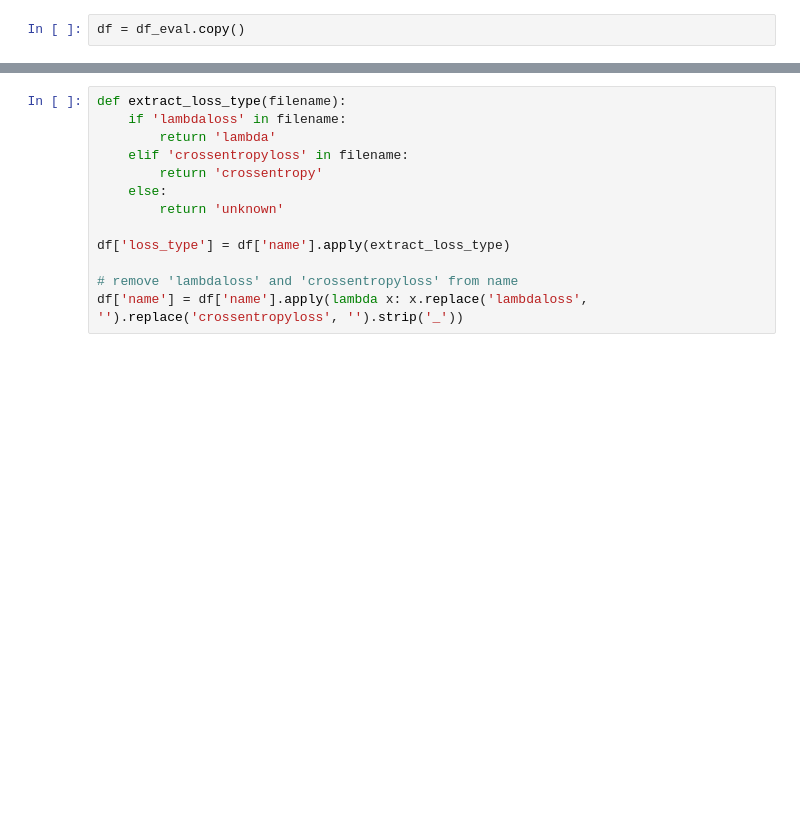
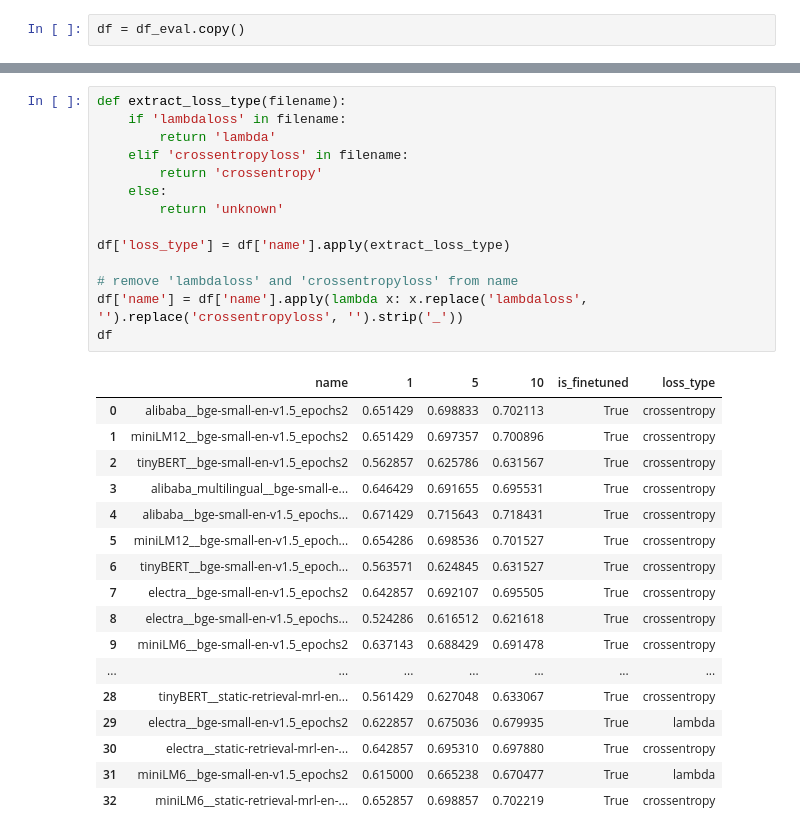
Before and after one commit to AIR25-CheckThat-Group1/CheckThat-ScientificClaimSourceRetrieval, a Jupyter notebook: results.ipynb, the cells around one changed output, grey strips where cells are left out. Drawn from its saved outputs; the diff is of its cells as text; blank space fills up the shorter version.

```diff
--- a/results.ipynb
+++ b/results.ipynb
@@ -103,16 +103,35 @@ df
 # %%
 def extract_loss_type(filename):
     if 'lambdaloss' in filename:
         return 'lambda'
     elif 'crossentropyloss' in filename:
         return 'crossentropy'
     else:
         return 'unknown'
 
 df['loss_type'] = df['name'].apply(extract_loss_type)
 
 # remove 'lambdaloss' and 'crossentropyloss' from name
 df['name'] = df['name'].apply(lambda x: x.replace('lambdaloss', '').replace('crossentropyloss', '').strip('_'))
+df
+# %% [output]
+|  | name | 1 | 5 | 10 | is_finetuned | loss_type |
+| 0 | alibaba__bge-small-en-v1.5_epochs2 | 0.651429 | 0.698833 | 0.702113 | True | crossentropy |
+| 1 | miniLM12__bge-small-en-v1.5_epochs2 | 0.651429 | 0.697357 | 0.700896 | True | crossentropy |
+| 2 | tinyBERT__bge-small-en-v1.5_epochs2 | 0.562857 | 0.625786 | 0.631567 | True | crossentropy |
+| 3 | alibaba_multilingual__bge-small-e... | 0.646429 | 0.691655 | 0.695531 | True | crossentropy |
+| 4 | alibaba__bge-small-en-v1.5_epochs... | 0.671429 | 0.715643 | 0.718431 | True | crossentropy |
+| 5 | miniLM12__bge-small-en-v1.5_epoch... | 0.654286 | 0.698536 | 0.701527 | True | crossentropy |
+| 6 | tinyBERT__bge-small-en-v1.5_epoch... | 0.563571 | 0.624845 | 0.631527 | True | crossentropy |
+| 7 | electra__bge-small-en-v1.5_epochs2 | 0.642857 | 0.692107 | 0.695505 | True | crossentropy |
+| 8 | electra__bge-small-en-v1.5_epochs... | 0.524286 | 0.616512 | 0.621618 | True | crossentropy |
+| 9 | miniLM6__bge-small-en-v1.5_epochs2 | 0.637143 | 0.688429 | 0.691478 | True | crossentropy |
+| ... | ... | ... | ... | ... | ... | ... |
+| 28 | tinyBERT__static-retrieval-mrl-en... | 0.561429 | 0.627048 | 0.633067 | True | crossentropy |
+| 29 | electra__bge-small-en-v1.5_epochs2 | 0.622857 | 0.675036 | 0.679935 | True | lambda |
+| 30 | electra__static-retrieval-mrl-en-... | 0.642857 | 0.695310 | 0.697880 | True | crossentropy |
+| 31 | miniLM6__bge-small-en-v1.5_epochs2 | 0.615000 | 0.665238 | 0.670477 | True | lambda |
+| 32 | miniLM6__static-retrieval-mrl-en-... | 0.652857 | 0.698857 | 0.702219 | True | crossentropy |
 # %%
 def extract_embedding_model(filename):
     if 'static-retrieval-mrl-en-v1' in filename:
```
Also changed, not shown: parts of 13 cells of this notebook, 1 other file.
